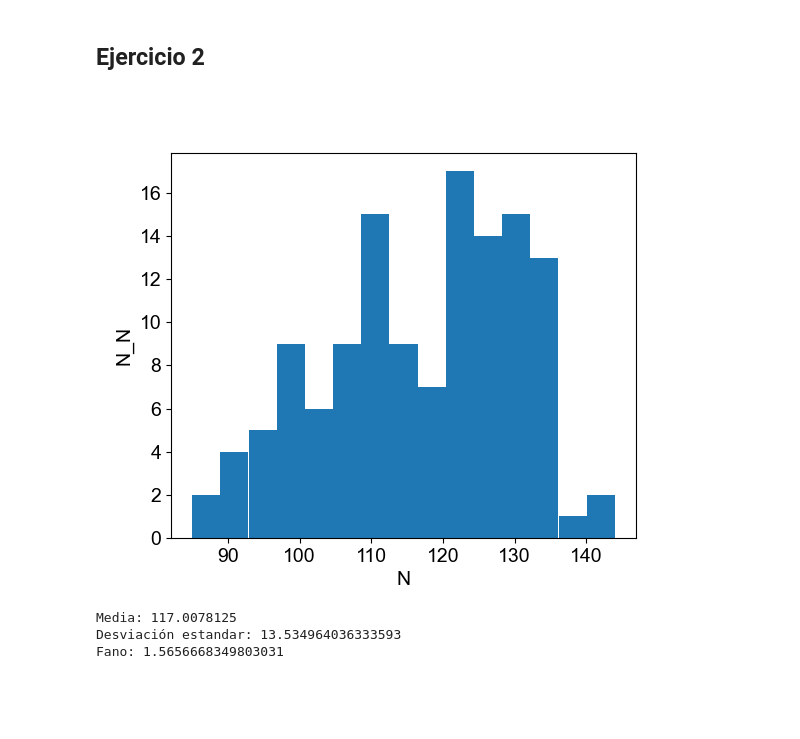
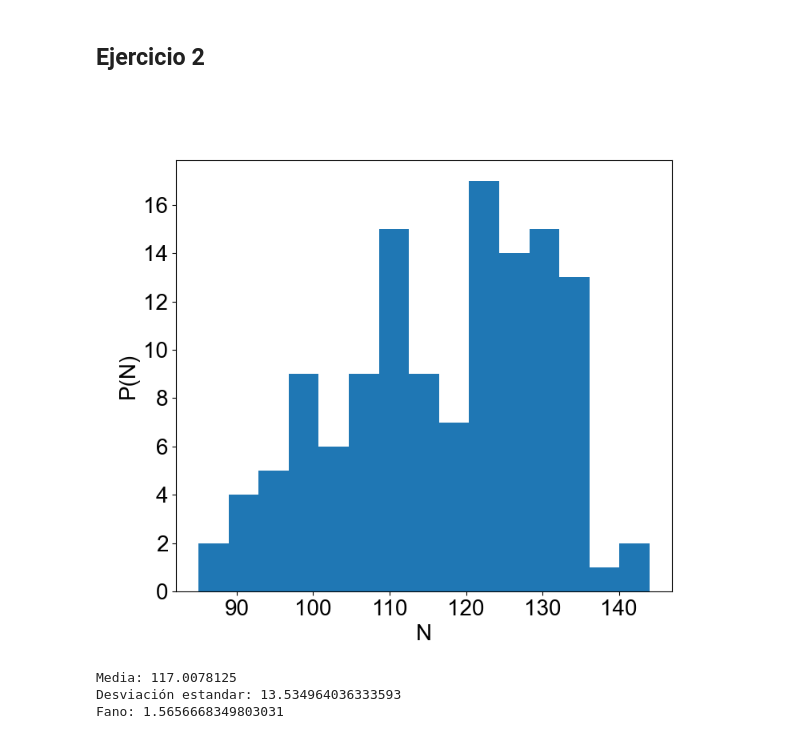
Before and after one commit to Lupama2/RedesNeuronales, a Jupyter notebook: Practicas/practica_3/practica_3.ipynb, the cells around one changed output. Drawn from its saved outputs; the diff is of its cells as text; code cells hidden in the pictures; blank space fills up the shorter version.

Commit message:
Modifico firing_rate_calculation y escribo ej 4 en informe

```diff
--- a/Practicas/practica_3/practica_3.ipynb
+++ b/Practicas/practica_3/practica_3.ipynb
@@ -93,17 +94,17 @@ def N_calculation(realizaciones):
 # %%
 #Histograma de Ns normalizado
 
-fig, ax = plt.subplots(1,1, figsize=(6,5))
+fig, ax = plt.subplots(1,1, figsize=(8,7))
 ax.hist(N_calculation(spikes), bins=15) #density=True
 ax.set_xlabel('N')
-ax.set_ylabel('N_N')
+ax.set_ylabel('P(N)')
 
 plt.show()
 
 #Guardo figura
-fig.savefig('Figures/N_histogram.png', bbox_inches='tight')
+fig.savefig('Informe/N_histogram.png', bbox_inches='tight')
 # %% [output]
-[figure, old version]
+[figure, new version]
 # %%
 #Calculo media, desviación estándar y factor de Fano
 media = np.mean(N_calculation(spikes))
```
Also changed, not shown: parts of 21 cells of this notebook, 15 other files.
